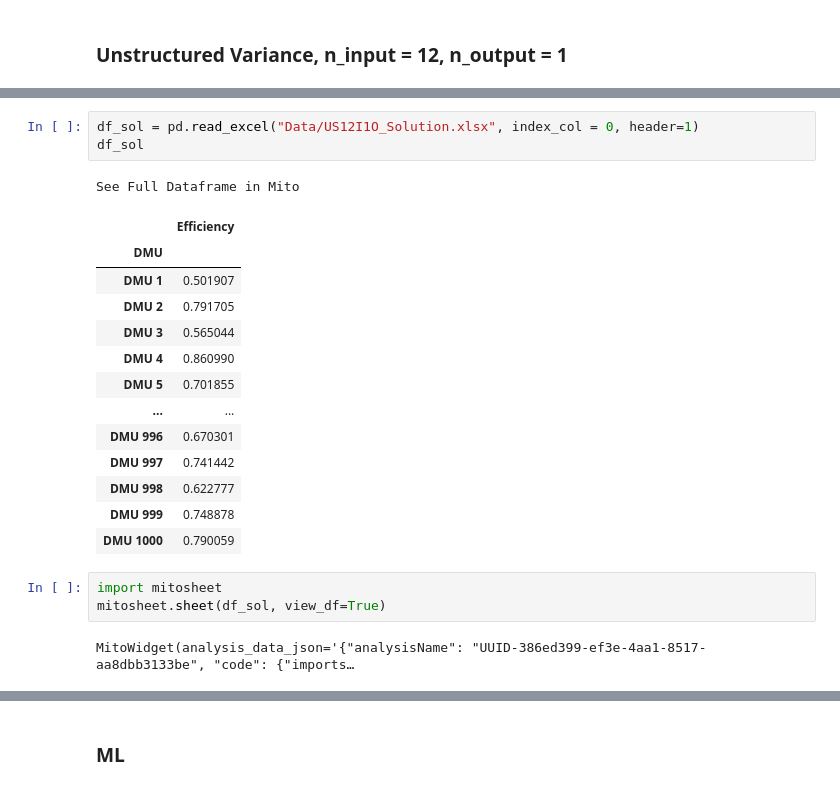
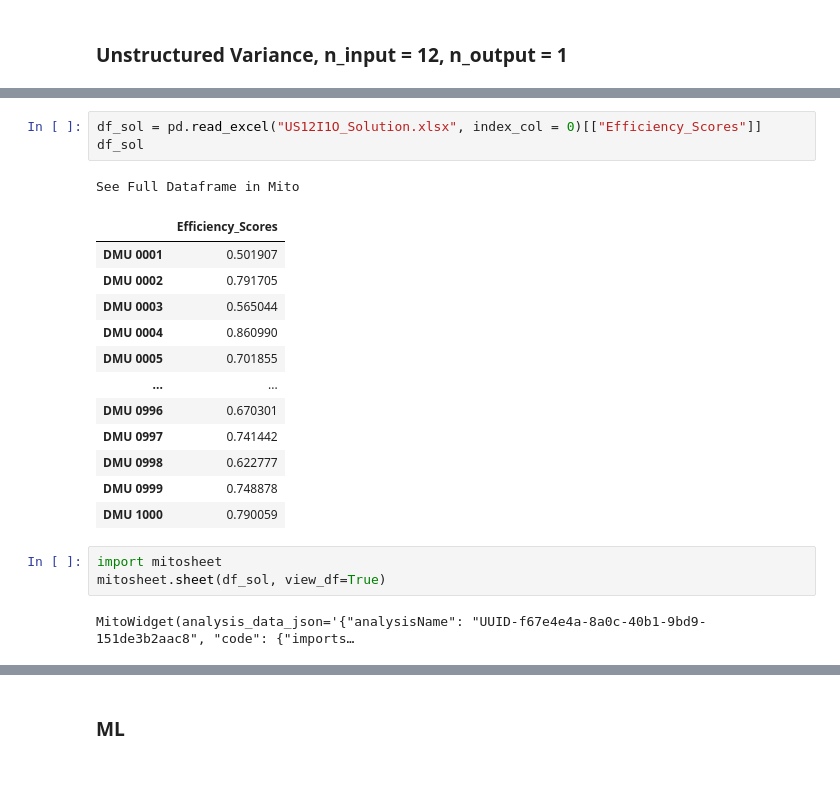
Before and after one commit to kurtsenol/DEA, a Jupyter notebook: DEA_ML_12I_1O_1.ipynb, the cells around one changed output, grey strips where cells are left out. Saved outputs shown, nothing was run; the diff lists cells and outputs as text.

```diff
--- a/DEA_ML_12I_1O_1.ipynb
+++ b/DEA_ML_12I_1O_1.ipynb
@@ -63,24 +63,23 @@ See Full Dataframe in Mito
 # %%
-df_sol = pd.read_excel("Data/US12I1O_Solution.xlsx", index_col = 0, header=1)
+df_sol = pd.read_excel("US12I1O_Solution.xlsx", index_col = 0)[["Efficiency_Scores"]]
 df_sol
 # %% [output]
 See Full Dataframe in Mito
-|  | Efficiency |
-| DMU |  |
-| DMU 1 | 0.501907 |
-| DMU 2 | 0.791705 |
-| DMU 3 | 0.565044 |
-| DMU 4 | 0.860990 |
-| DMU 5 | 0.701855 |
+|  | Efficiency_Scores |
+| DMU 0001 | 0.501907 |
+| DMU 0002 | 0.791705 |
+| DMU 0003 | 0.565044 |
+| DMU 0004 | 0.860990 |
+| DMU 0005 | 0.701855 |
 | ... | ... |
-| DMU 996 | 0.670301 |
-| DMU 997 | 0.741442 |
-| DMU 998 | 0.622777 |
-| DMU 999 | 0.748878 |
+| DMU 0996 | 0.670301 |
+| DMU 0997 | 0.741442 |
+| DMU 0998 | 0.622777 |
+| DMU 0999 | 0.748878 |
 | DMU 1000 | 0.790059 |
 # %%
 import mitosheet
 mitosheet.sheet(df_sol, view_df=True)
 # %% [output]
-MitoWidget(analysis_data_json='{"analysisName": "UUID-386ed399-ef3e-4aa1-8517-aa8dbb3133be", "code": {"imports…
+MitoWidget(analysis_data_json='{"analysisName": "UUID-f67e4e4a-8a0c-40b1-9bd9-151de3b2aac8", "code": {"imports…
 # %%
```
Also changed, not shown: parts of 43 cells of this notebook, 5 other files.
